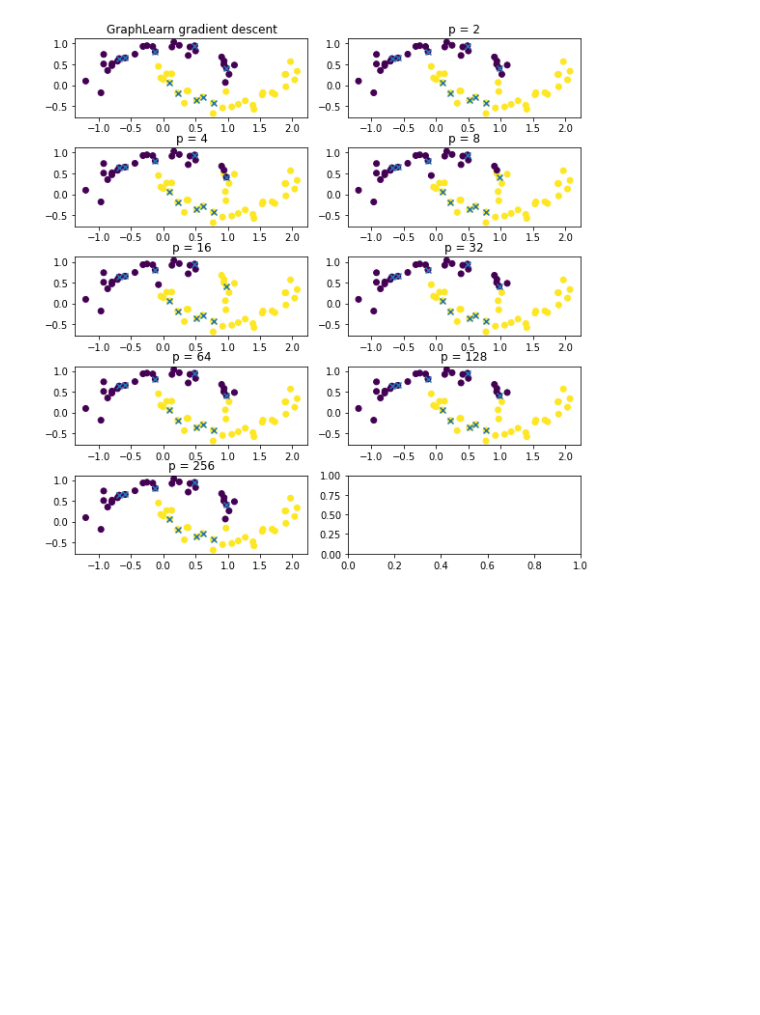
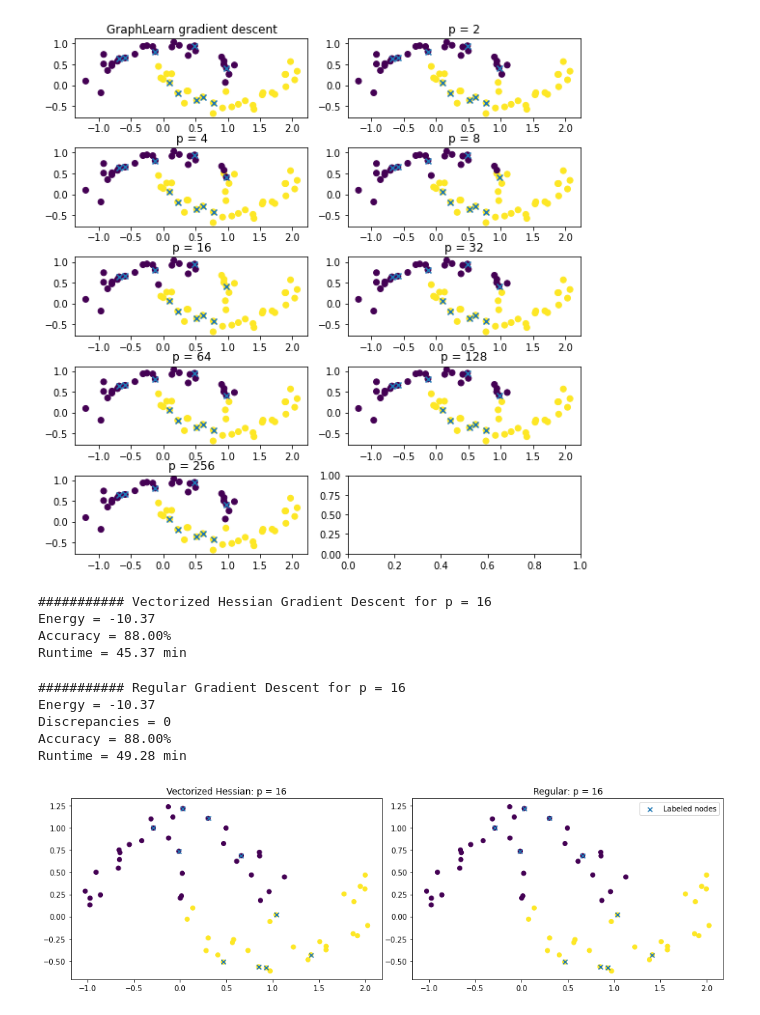
Before and after one commit to gstamatiou/optimal-classification, a Jupyter notebook: ppoison.ipynb, the cells around one changed output. Saved outputs shown, nothing was run; the diff lists cells and outputs as text; code cells hidden in the pictures; blank space fills up the shorter version.

Commit message:
Add vectorized hessian calculation

```diff
--- a/ppoison.ipynb
+++ b/ppoison.ipynb
@@ -544,3 +606,82 @@ Accuracy = 98.00%
 Runtime = 0.08 min
 ValueError: array must not contain infs or NaNs
 [figure]
+# %%
+n = 60
+k = 2
+p = 16
+
+fig, ax = plt.subplots(ncols = 2, figsize = (13, 4))
+fig.tight_layout()
+
+# Generate training data and label sets
+X,labels = datasets.make_moons(n_samples=n,noise=0.1)
+W = gl.weightmatrix.knn(X,10).toarray()
+
+train_ind = gl.trainsets.generate(labels, rate=5)
+train_labels = labels[train_ind]
+m = train_ind.size
+
+y = np.zeros((m, k))
+for i in range(train_ind.size):
+    y[i] = euclidean_basis(train_labels[i], k)
+
+# Hessian Gradient Descent
+start_time = time.time()
+hess_u = vectorized_hess_gradient_ppoisson(W, train_ind, y, p)
+hess_pred_labels = predict(hess_u)
+
+accuracy = gl.ssl.ssl_accuracy(hess_pred_labels, labels, len(train_ind))
+energy = np.around(penergy(hess_u.flatten(), W, train_ind, y, p), 2)
+end_time = time.time()
+minutes = (end_time - start_time)/60
+
+info_str = f"########### Vectorized Hessian Gradient Descent for p = {p}\n"\
+                f"Energy = {energy:.2f}\n"\
+                f"Accuracy = {accuracy:.2f}%\n"\
+                f"Runtime = {minutes:.2f} min"
+
+print(info_str)
+
+ax[0].scatter(X[:,0],X[:,1], c=hess_pred_labels)
+ax[0].scatter(X[train_ind,0],X[train_ind,1], marker='x', label = "Labeled nodes")
+ax[0].set_title(f"Vectorized Hessian: p = {p}")
+
+
+
+# Regular Gradient Descent
+start_time = time.time()
+my_u = started_gradient_ppoisson(W, train_ind, y, p)
+my_pred_labels = predict(my_u)
+
+discrepancies = np.count_nonzero(my_pred_labels - hess_pred_labels)
+accuracy = gl.ssl.ssl_accuracy(my_pred_labels, labels, len(train_ind))
+energy = np.around(penergy(my_u.flatten(), W, train_ind, y, p), 2)
+end_time = time.time()
+minutes = (end_time - start_time)/60
+
+info_str = f"########### Regular Gradient Descent for p = {p}\n"\
+                f"Energy = {energy:.2f}\n"\
+                f"Discrepancies = {discrepancies}\n"\
+                f"Accuracy = {accuracy:.2f}%\n"\
+                f"Runtime = {minutes:.2f} min"
+
+print(info_str)
+
+ax[1].scatter(X[:,0],X[:,1], c=my_pred_labels)
+ax[1].scatter(X[train_ind,0],X[train_ind,1], marker='x', label = "Labeled nodes")
+ax[1].set_title(f"Regular: p = {p}")
+
+plt.legend()
+plt.show()
+# %% [output]
+########### Vectorized Hessian Gradient Descent for p = 16
+Energy = -10.37
+Accuracy = 88.00%
+Runtime = 45.37 min
+########### Regular Gradient Descent for p = 16
+Energy = -10.37
+Discrepancies = 0
+Accuracy = 88.00%
+Runtime = 49.28 min
+[figure, added]
```
Also changed, not shown: parts of 2 cells of this notebook.
